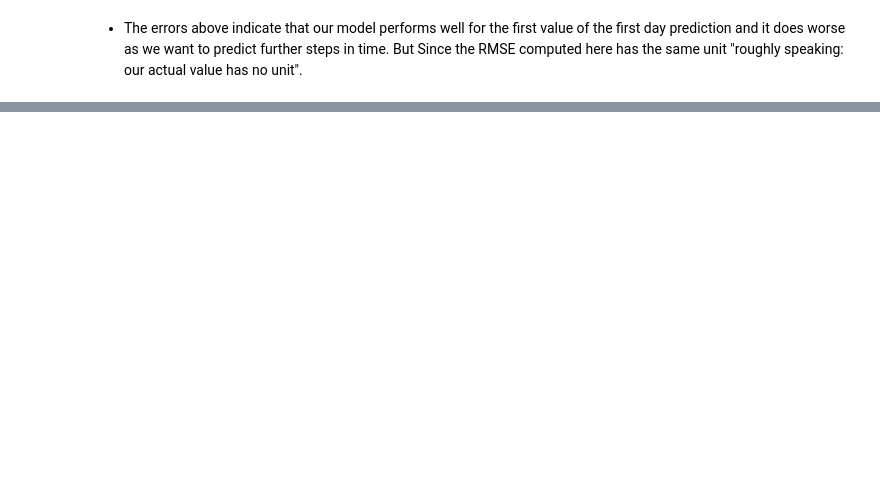
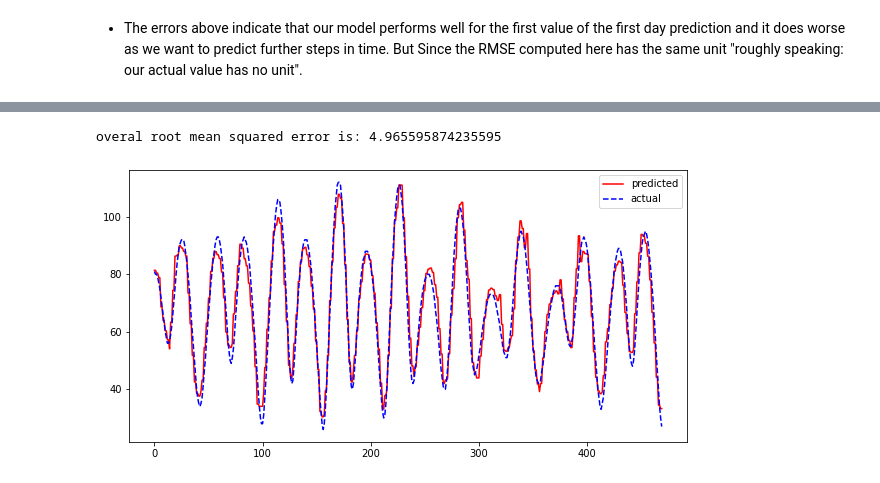
Before and after one commit to otmane-el-aloi/Prediction-of-tidal-coefficients, a Jupyter notebook: featureEngineering.ipynb, the cells around one changed output, grey strips where cells are left out. Drawn from its saved outputs; the diff is of its cells as text; code cells hidden in the pictures; blank space fills up the shorter version.

```diff
--- a/featureEngineering.ipynb
+++ b/featureEngineering.ipynb
@@ -62,0 +142,3 @@ plot_forcast(X_test, y_test, y_predicted, 88)
+# %%
+df = DL.data
+df.head()
@@ -62,0 +152,26 @@ plot_forcast(X_test, y_test, y_predicted, 88)
+# %%
+df['year'] = df["dateTime"].dt.year.values
+df_test = df[df["year"]==2021]
+df_train = df[df["year"]!=2021]
+# %%
+X_train = df_train.iloc[:,2:-1]
+y_train = df_train.iloc[:,1]
+
+X_test = df_test.iloc[:,2:-1]
+y_test = df_test.iloc[:,1]
+# %%
+RF = RFModel(params = {"n_estimators":100})
+RF.fit(X_train, y_train)
+y_predicted = RF.predict(X_test)
+rmse = mean_squared_error(y_test, y_predicted, squared=False)
+# %%
+print("overal root mean squared error is: {}".format(rmse))
+# %% [output]
+overal root mean squared error is: 4.965595874235595
+# %%
+plt.figure(figsize=(10, 5))
+plt.plot(np.arange(y_predicted.shape[0]), y_predicted, '-r', label = "predicted")
+plt.plot(np.arange(y_test.shape[0]), y_test, '--b', label = 'actual')
+plt.legend();
+# %% [output]
+[figure, added]
```
Also changed, not shown: parts of 45 cells of this notebook, 2 other files.
